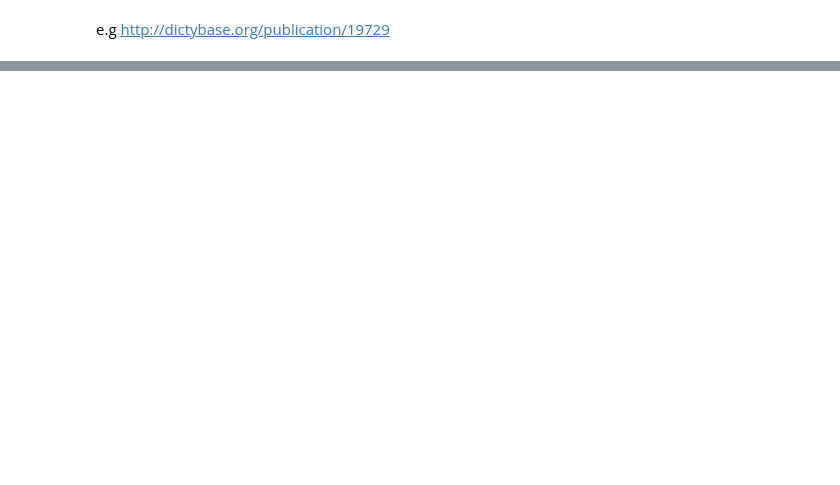
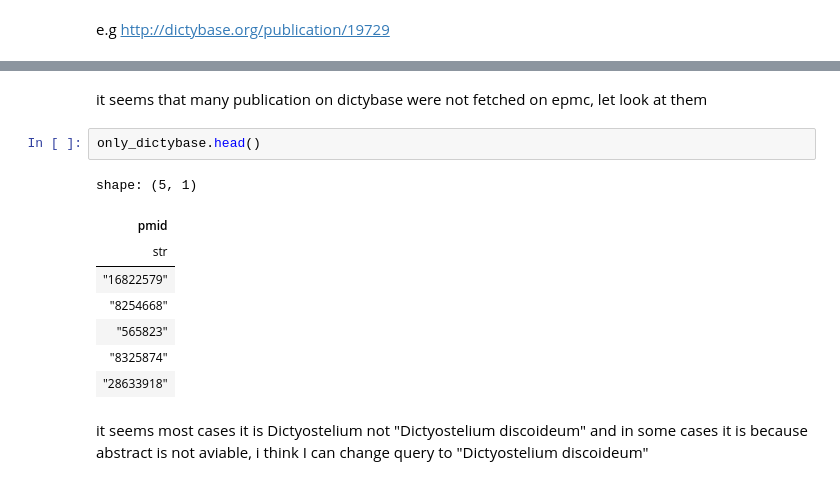
Before and after one commit to fulaibaowang/dictycite, a Jupyter notebook: get_dicty_literatures.ipynb, the cells around one changed output, grey strips where cells are left out. Cells and saved outputs as stored; diff of their text form; blank space fills up the shorter version.

```diff
--- a/get_dicty_literatures.ipynb
+++ b/get_dicty_literatures.ipynb
@@ -471,0 +600,15 @@ the page is down from timt to time. i will wait for this
+# %% [markdown]
+it seems that many publication on dictybase were not fetched on epmc, let look at them
+# %%
+only_dictybase.head()
+# %% [output]
+shape: (5, 1)
+| pmid |
+| str |
+| "16822579" |
+| "8254668" |
+| "565823" |
+| "8325874" |
+| "28633918" |
+# %% [markdown]
+it seems most cases it is Dictyostelium not "Dictyostelium discoideum" and in some cases it is because abstract is not aviable, i think I can change query to "Dictyostelium discoideum"
```
Also changed, not shown: parts of 18 cells of this notebook, 3 other files.
